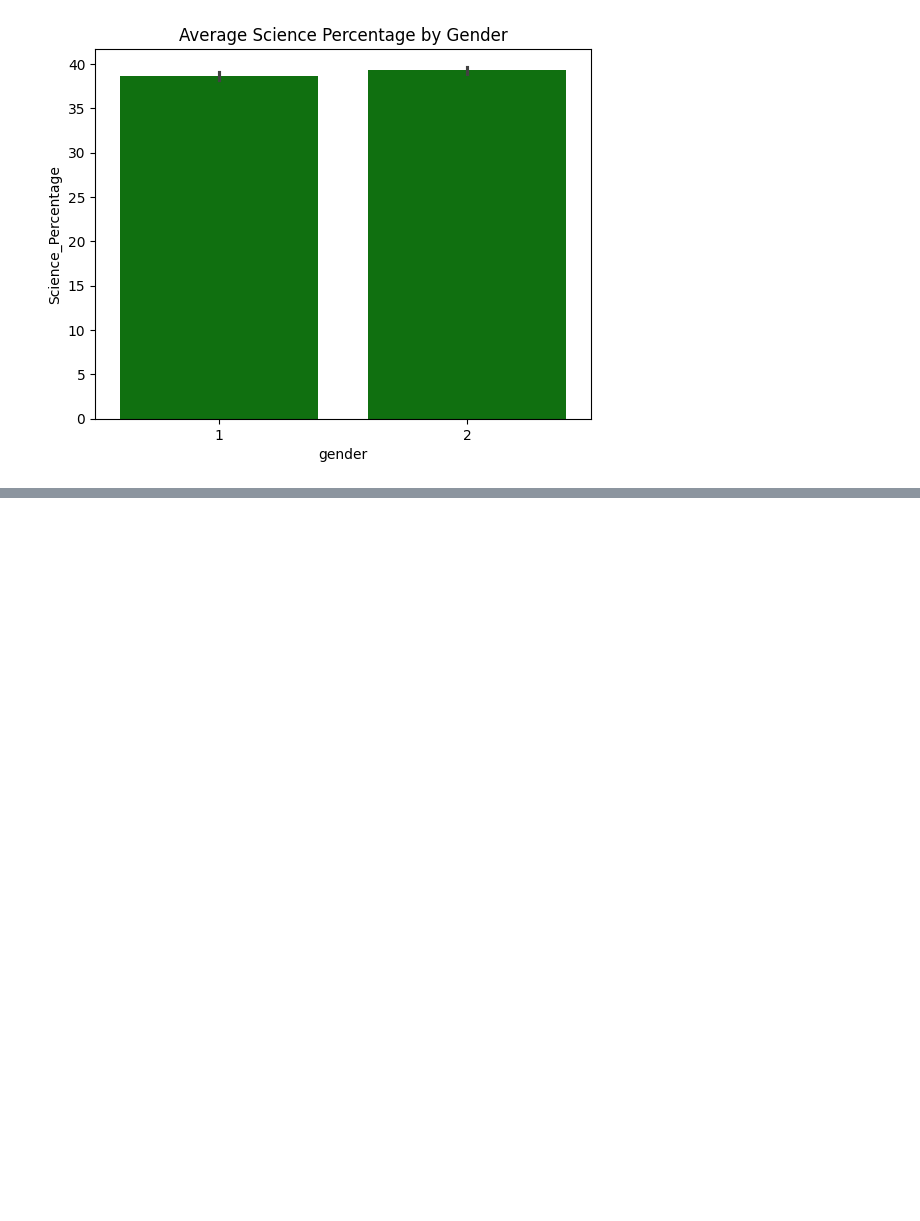
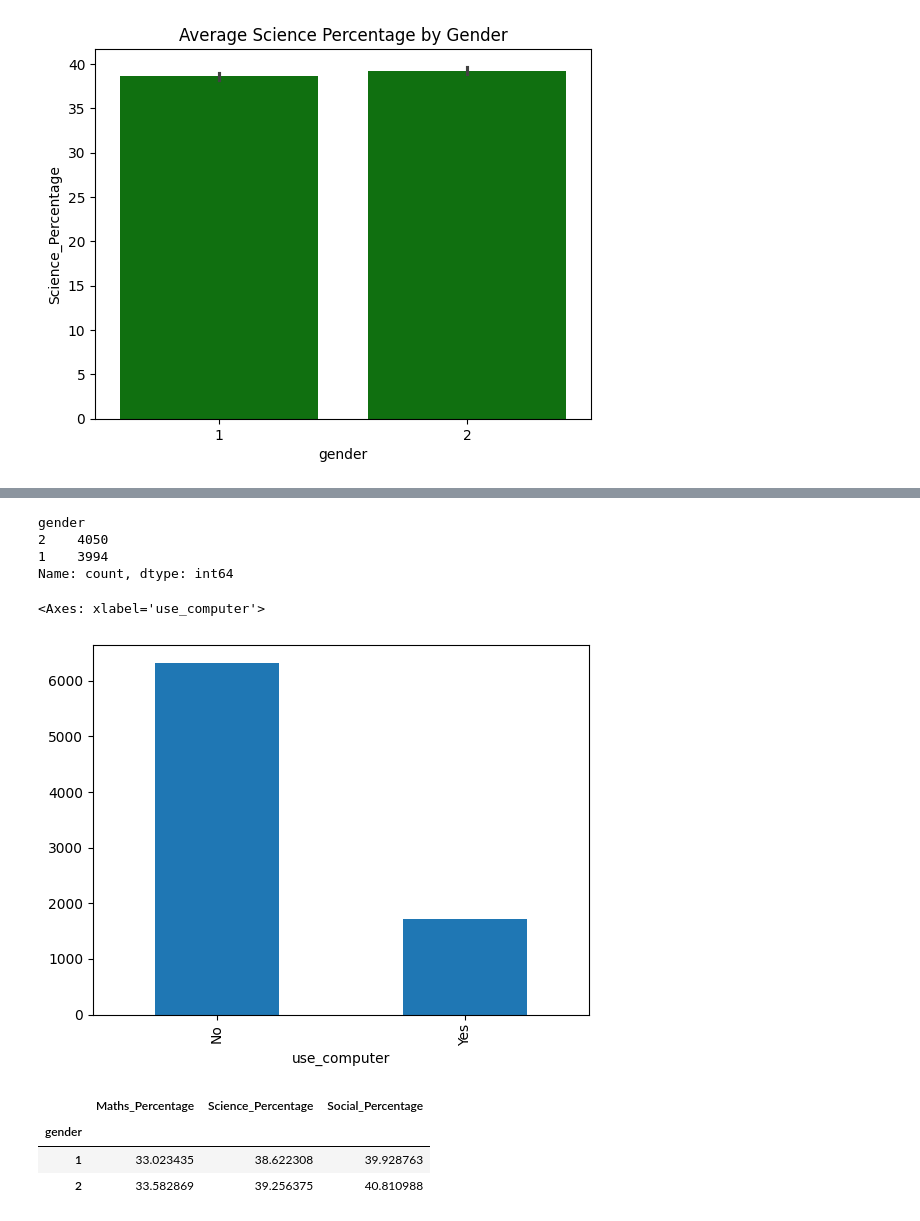
Before and after one commit to ChandanHegde07/Kruman-Projects, a Jupyter notebook: Phase1Student.ipynb, the cells around one changed output, grey strips where cells are left out. Drawn from its saved outputs; the diff is of its cells as text; code cells hidden in the pictures; blank space fills up the shorter version.

```diff
--- a/Phase1Student.ipynb
+++ b/Phase1Student.ipynb
@@ -276,0 +289,20 @@ plt.show()
+# %%
+df1['gender'].value_counts()
+# %% [output]
+gender
+2    4050
+1    3994
+Name: count, dtype: int64
+# %%
+sns.scatterplot(x='gender', data=df1)
+df1['use_computer'].value_counts().plot(kind='bar')
+# %% [output]
+<Axes: xlabel='use_computer'>
+[figure, added]
+# %%
+df1.groupby('gender')[['Maths_Percentage', 'Science_Percentage', 'Social_Percentage']].mean()
+# %% [output]
+|  | Maths_Percentage | Science_Percentage | Social_Percentage |
+| gender |  |  |  |
+| 1 | 33.023435 | 38.622308 | 39.928763 |
+| 2 | 33.582869 | 39.256375 | 40.810988 |
```
Also changed, not shown: parts of 21 cells of this notebook.
